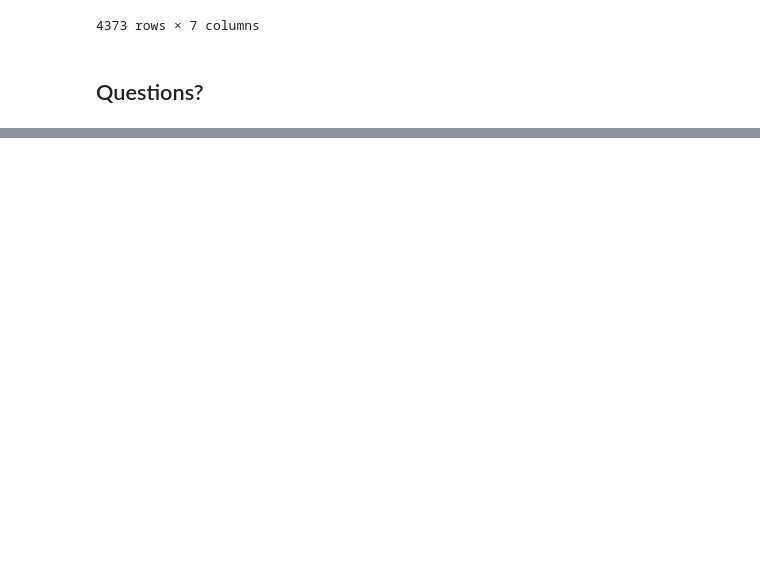
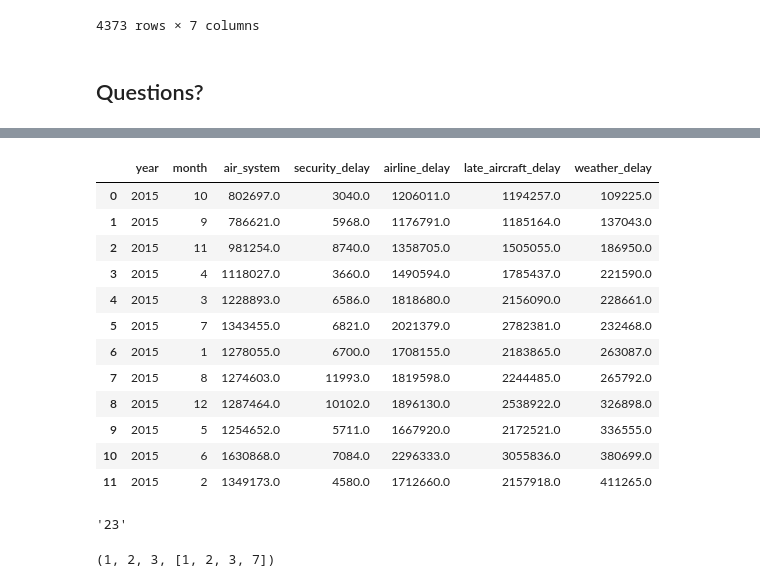
Before and after one commit to Ability014/olc_business_problems_with_sql, a Jupyter notebook: Solving Biz Problems with SQL.ipynb, the cells around one changed output, grey strips where cells are left out. Drawn from its saved outputs; the diff is of its cells as text; code cells hidden in the pictures; blank space fills up the shorter version.

```diff
--- a/Solving Biz Problems with SQL.ipynb
+++ b/Solving Biz Problems with SQL.ipynb
@@ -547,0 +994,31 @@ cust_ltv
+# %%
+## How do weather-related delays compare to operational delays? How do flight delays vary by month or season?
+
+query = """
+SELECT
+    "YEAR" As Year, "MONTH" As Month,
+    SUM("AIR_SYSTEM_DELAY") as air_system,
+    SUM("SECURITY_DELAY") as security_delay,
+    SUM("AIRLINE_DELAY") as airline_delay,
+    SUM("LATE_AIRCRAFT_DELAY") as late_aircraft_delay,
+    SUM("WEATHER_DELAY") as weather_delay
+FROM public.flight_data
+GROUP BY 1, 2
+ORDER BY 7
+"""
+
+pd.read_sql(query, engine)
+# %% [output]
+|  | year | month | air_system | security_delay | airline_delay | late_aircraft_delay | weather_delay |
+| 0 | 2015 | 10 | 802697.0 | 3040.0 | 1206011.0 | 1194257.0 | 109225.0 |
+| 1 | 2015 | 9 | 786621.0 | 5968.0 | 1176791.0 | 1185164.0 | 137043.0 |
+| 2 | 2015 | 11 | 981254.0 | 8740.0 | 1358705.0 | 1505055.0 | 186950.0 |
+| 3 | 2015 | 4 | 1118027.0 | 3660.0 | 1490594.0 | 1785437.0 | 221590.0 |
+| 4 | 2015 | 3 | 1228893.0 | 6586.0 | 1818680.0 | 2156090.0 | 228661.0 |
+| 5 | 2015 | 7 | 1343455.0 | 6821.0 | 2021379.0 | 2782381.0 | 232468.0 |
+| 6 | 2015 | 1 | 1278055.0 | 6700.0 | 1708155.0 | 2183865.0 | 263087.0 |
+| 7 | 2015 | 8 | 1274603.0 | 11993.0 | 1819598.0 | 2244485.0 | 265792.0 |
+| 8 | 2015 | 12 | 1287464.0 | 10102.0 | 1896130.0 | 2538922.0 | 326898.0 |
+| 9 | 2015 | 5 | 1254652.0 | 5711.0 | 1667920.0 | 2172521.0 | 336555.0 |
+| 10 | 2015 | 6 | 1630868.0 | 7084.0 | 2296333.0 | 3055836.0 | 380699.0 |
+| 11 | 2015 | 2 | 1349173.0 | 4580.0 | 1712660.0 | 2157918.0 | 411265.0 |
@@ -547,0 +1028,10 @@ cust_ltv
+# %%
+add2('2', '3')
+# %% [output]
+'23'
+# %%
+test_tup = (1, 2, 3, [1,2,3])
+test_tup[-1].append(7)
+print(test_tup)
+# %% [output]
+(1, 2, 3, [1, 2, 3, 7])
```
Also changed, not shown: parts of 27 cells of this notebook.
